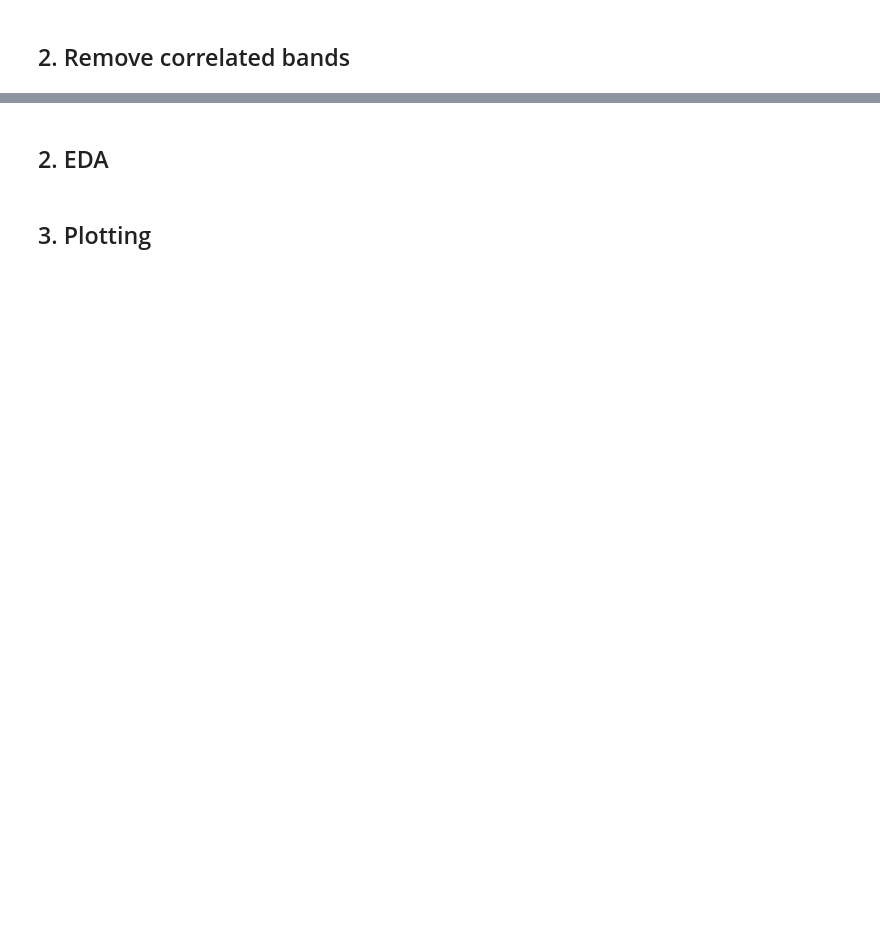
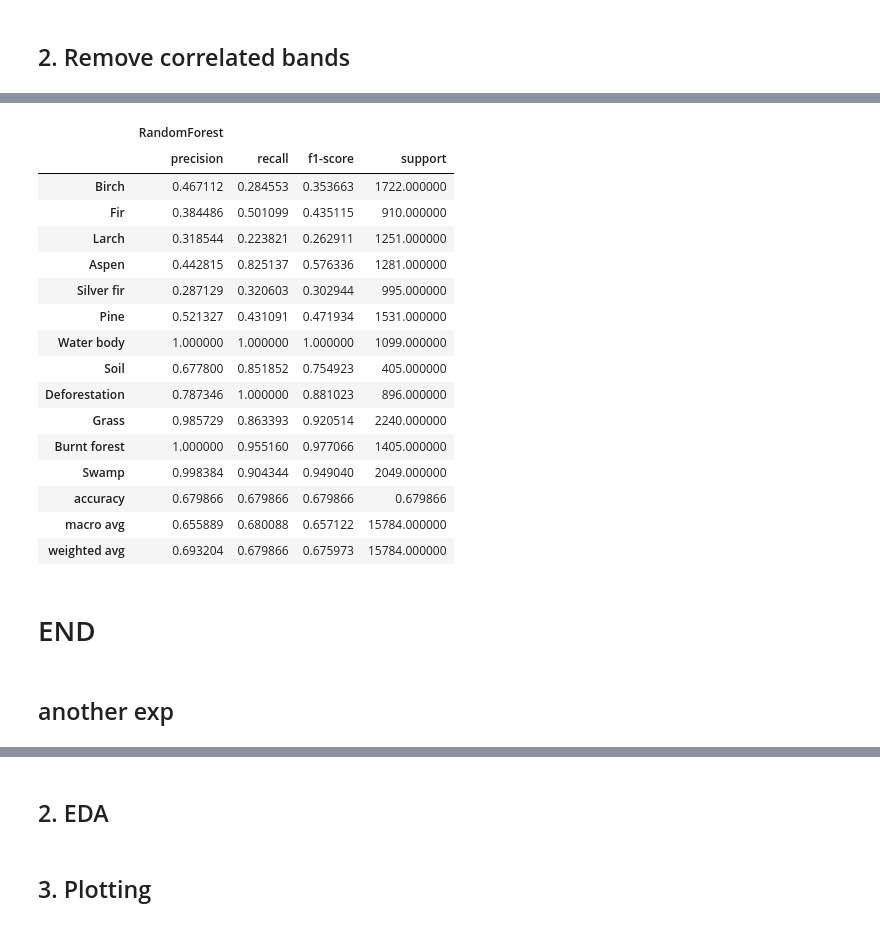
Before and after one commit to mishagrol/ForestMapping, a Jupyter notebook: notebooks/Cluster_field_plots_data.ipynb, the cells around one changed output, grey strips where cells are left out. Cells and saved outputs as stored; diff of their text form; code cells hidden in the pictures; blank space fills up the shorter version.

```diff
--- a/notebooks/Cluster_field_plots_data.ipynb
+++ b/notebooks/Cluster_field_plots_data.ipynb
@@ -423,0 +778,26 @@ from scipy.stats import loguniform
+# %%
+scores_model = df_score_class_dict['RandomForest']
+scores_model.index = pd.Series(scores_model.index).apply(lambda x: decodeClassesLevel1(x))
+scores_model
+# %% [output]
+|  | RandomForest |  |  |  |
+|  | precision | recall | f1-score | support |
+| Birch | 0.467112 | 0.284553 | 0.353663 | 1722.000000 |
+| Fir | 0.384486 | 0.501099 | 0.435115 | 910.000000 |
+| Larch | 0.318544 | 0.223821 | 0.262911 | 1251.000000 |
+| Aspen | 0.442815 | 0.825137 | 0.576336 | 1281.000000 |
+| Silver fir | 0.287129 | 0.320603 | 0.302944 | 995.000000 |
+| Pine | 0.521327 | 0.431091 | 0.471934 | 1531.000000 |
+| Water body | 1.000000 | 1.000000 | 1.000000 | 1099.000000 |
+| Soil | 0.677800 | 0.851852 | 0.754923 | 405.000000 |
+| Deforestation | 0.787346 | 1.000000 | 0.881023 | 896.000000 |
+| Grass | 0.985729 | 0.863393 | 0.920514 | 2240.000000 |
+| Burnt forest | 1.000000 | 0.955160 | 0.977066 | 1405.000000 |
+| Swamp | 0.998384 | 0.904344 | 0.949040 | 2049.000000 |
+| accuracy | 0.679866 | 0.679866 | 0.679866 | 0.679866 |
+| macro avg | 0.655889 | 0.680088 | 0.657122 | 15784.000000 |
+| weighted avg | 0.693204 | 0.679866 | 0.675973 | 15784.000000 |
+# %% [markdown]
+# END
+# %% [markdown]
+## another exp
```
Also changed, not shown: parts of 67 cells of this notebook.
